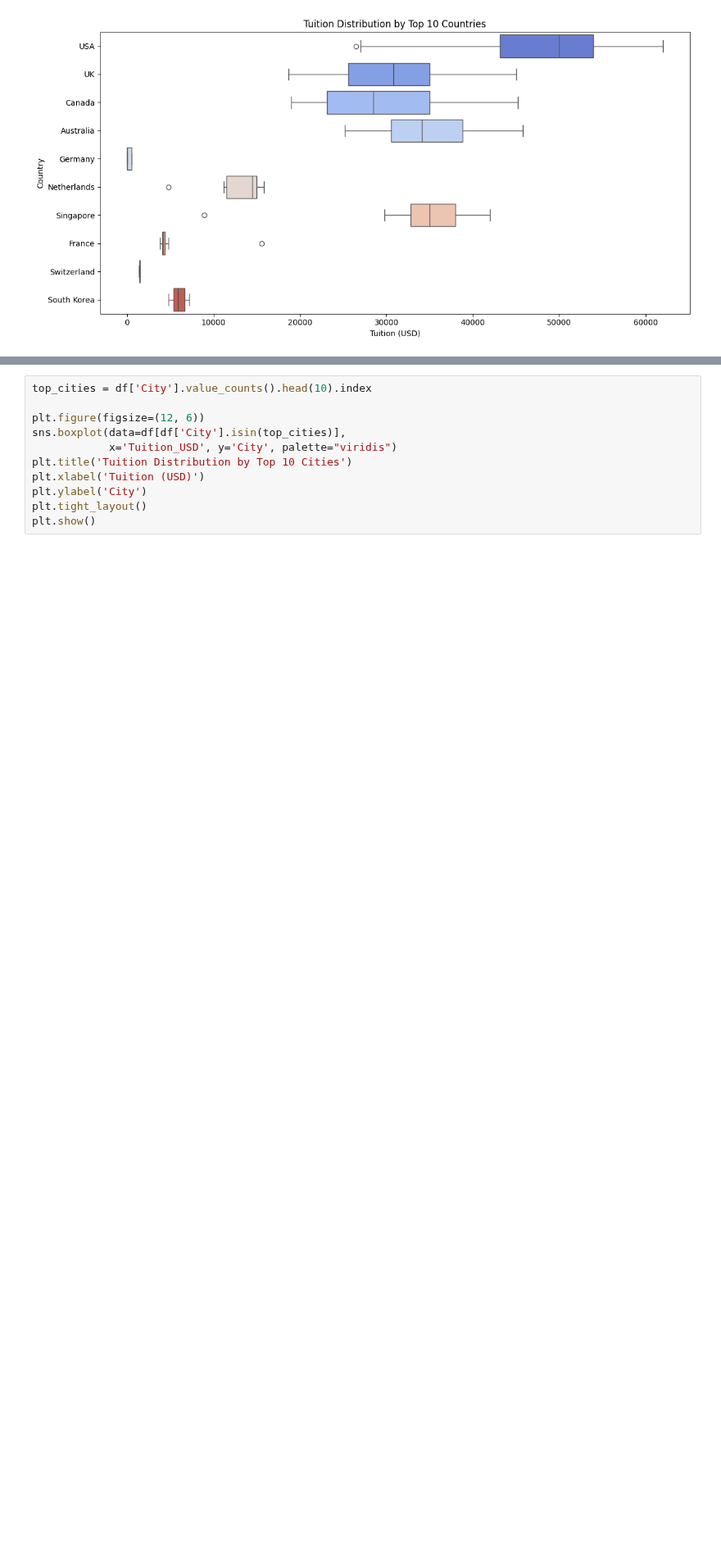
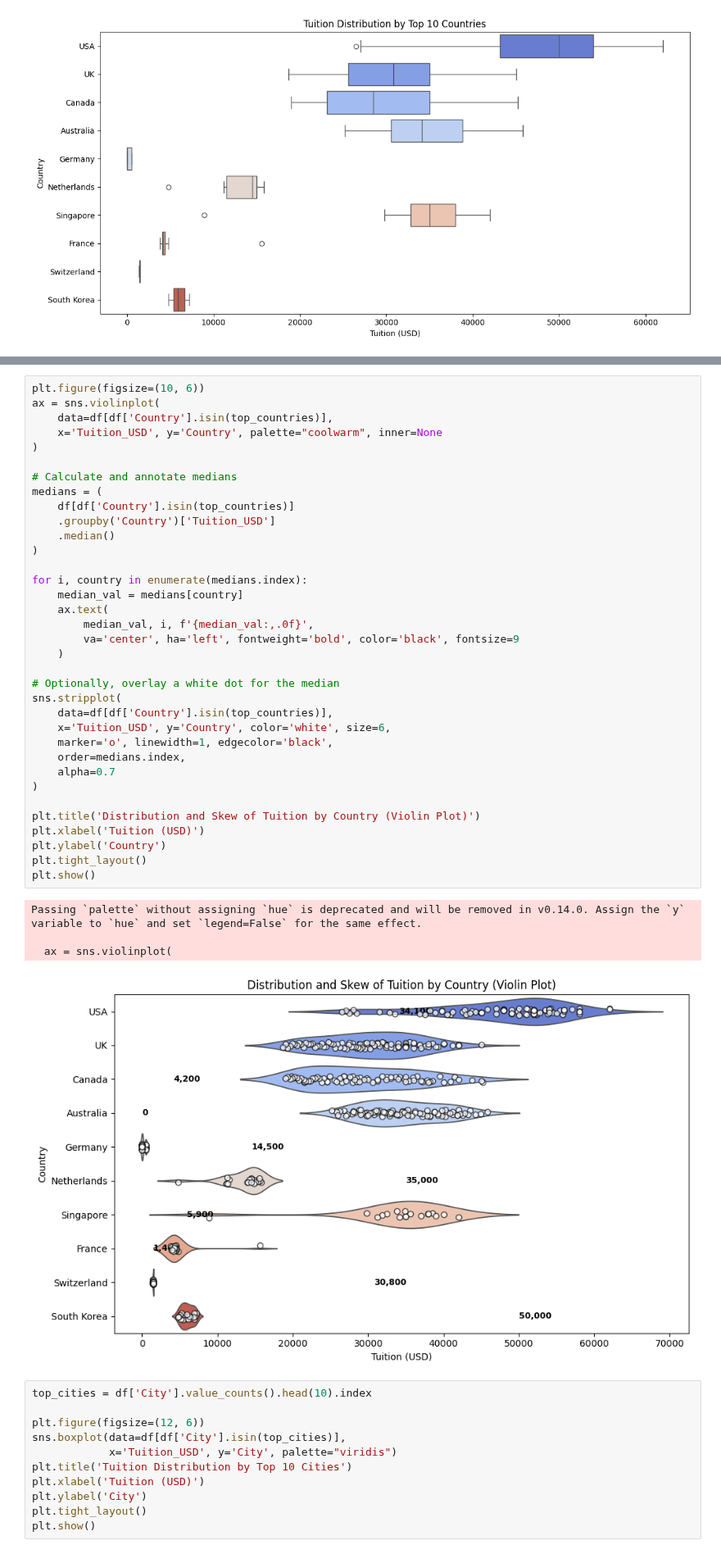
Before and after one commit to gibsongGH/SDS-CP030-edu-spend, a Jupyter notebook: submissions/team-members/frank-brown/01_EDA_EduSpend.ipynb, the cells around one changed output, grey strips where cells are left out. Shown at 82% size. Saved outputs shown, nothing was run; the diff lists cells and outputs as text; blank space fills up the shorter version.

Commit message:
Adding note and image for cost structure insights

```diff
--- a/submissions/team-members/frank-brown/01_EDA_EduSpend.ipynb
+++ b/submissions/team-members/frank-brown/01_EDA_EduSpend.ipynb
@@ -95,3 +110,43 @@ Passing `palette` without assigning `hue` is deprecated and will be removed in v
+# %%
+plt.figure(figsize=(10, 6))
+ax = sns.violinplot(
+    data=df[df['Country'].isin(top_countries)],
+    x='Tuition_USD', y='Country', palette="coolwarm", inner=None
+)
+
+# Calculate and annotate medians
+medians = (
+    df[df['Country'].isin(top_countries)]
+    .groupby('Country')['Tuition_USD']
+    .median()
+)
+
+for i, country in enumerate(medians.index):
+    median_val = medians[country]
+    ax.text(
+        median_val, i, f'{median_val:,.0f}',
+        va='center', ha='left', fontweight='bold', color='black', fontsize=9
+    )
+
+# Optionally, overlay a white dot for the median
+sns.stripplot(
+    data=df[df['Country'].isin(top_countries)],
+    x='Tuition_USD', y='Country', color='white', size=6,
+    marker='o', linewidth=1, edgecolor='black',
+    order=medians.index,
+    alpha=0.7
+)
+
+plt.title('Distribution and Skew of Tuition by Country (Violin Plot)')
+plt.xlabel('Tuition (USD)')
+plt.ylabel('Country')
+plt.tight_layout()
+plt.show()
+# %% [output]
+Passing `palette` without assigning `hue` is deprecated and will be removed in v0.14.0. Assign the `y` variable to `hue` and set `legend=False` for the same effect.
+
+  ax = sns.violinplot(
+[figure, added]
 # %%
 top_cities = df['City'].value_counts().head(10).index
 
```
Also changed, not shown: parts of 4 cells of this notebook, 3 other files.
